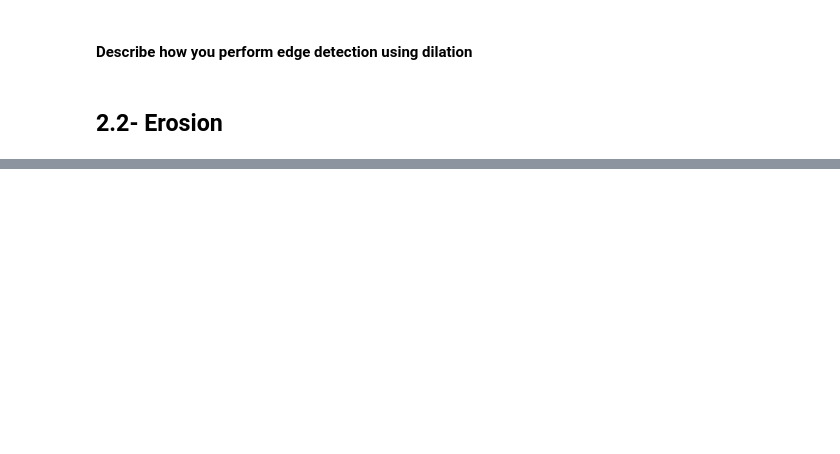
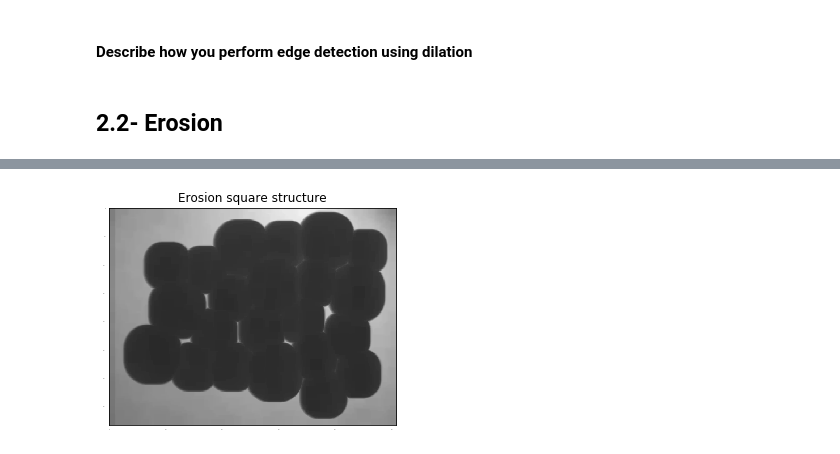
Before and after one commit to MennaMuhammed/ImageAssg2, a Jupyter notebook: ImagProc-Assg2.ipynb, the cells around one changed output, grey strips where cells are left out. Cells and saved outputs as stored; diff of their text form; code cells hidden in the pictures; blank space fills up the shorter version.

Commit message:
Erosion done without explanation

```diff
--- a/ImagProc-Assg2.ipynb
+++ b/ImagProc-Assg2.ipynb
@@ -104,13 +107,19 @@ yt = plt.title('Lady edge')
 # %%
 def erode_square(img,ksize):
     kernel = cv2.getStructuringElement(cv2.MORPH_RECT,(ksize,ksize))
-    t = cv2.erode(img,kernel,iterations=1)
-    return t
+    tsq = cv2.erode(img,kernel,iterations=1)
+    return tsq
 def erode_circle(img,ksize):
     kernel = cv2.getStructuringElement(cv2.MORPH_ELLIPSE,(ksize,ksize))
-    t = cv2.erode(img,kernel,iterations=1)
-    return t
+    tci = cv2.erode(img,kernel,iterations=1)
+    return tci
 def erode_cross(img,ksize):
     kernel = cv2.getStructuringElement(cv2.MORPH_CROSS,(ksize,ksize))
-    t = cv2.erode(img,kernel,iterations=1)
-    return t
+    tcr = cv2.erode(img,kernel,iterations=1)
+    return tcr
+def circleDisplay(img,ksize,threh):
+    ret,bimg = cv2.threshold(img,threh,255,cv2.THRESH_BINARY)
+    bimg = contrast(bimg)
+    td = erode_circle(bimg, ksize)
+    td = contrast(td)
+    return td
@@ -116,0 +134,6 @@ def erode_cross(img,ksize):
+# %%
+ecircle1 = erode_square(circle,20)
+y = showImg(ecircle1)
+yt = plt.title('Erosion square structure')
+# %% [output]
+[figure, added]
```
Also changed, not shown: parts of 16 cells of this notebook.
